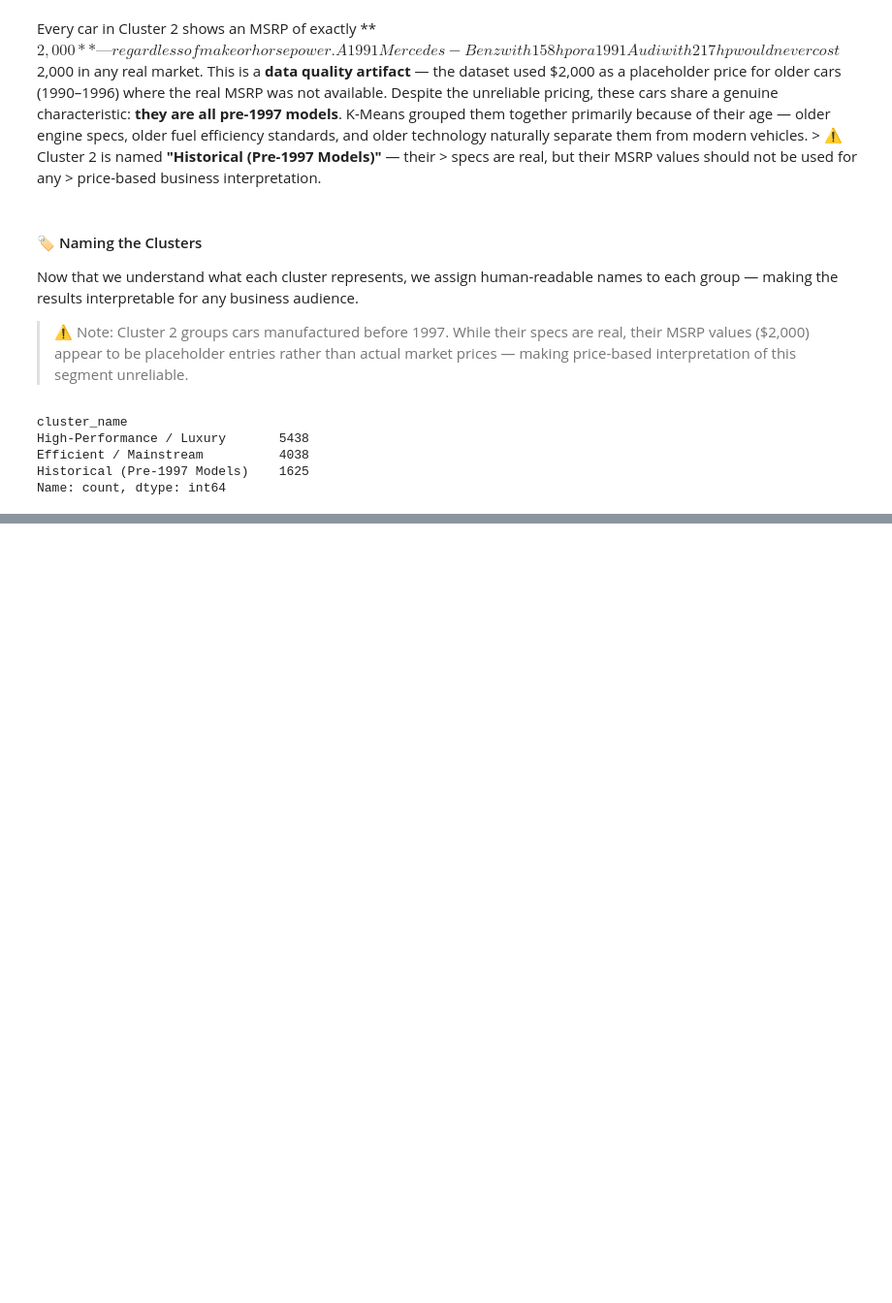
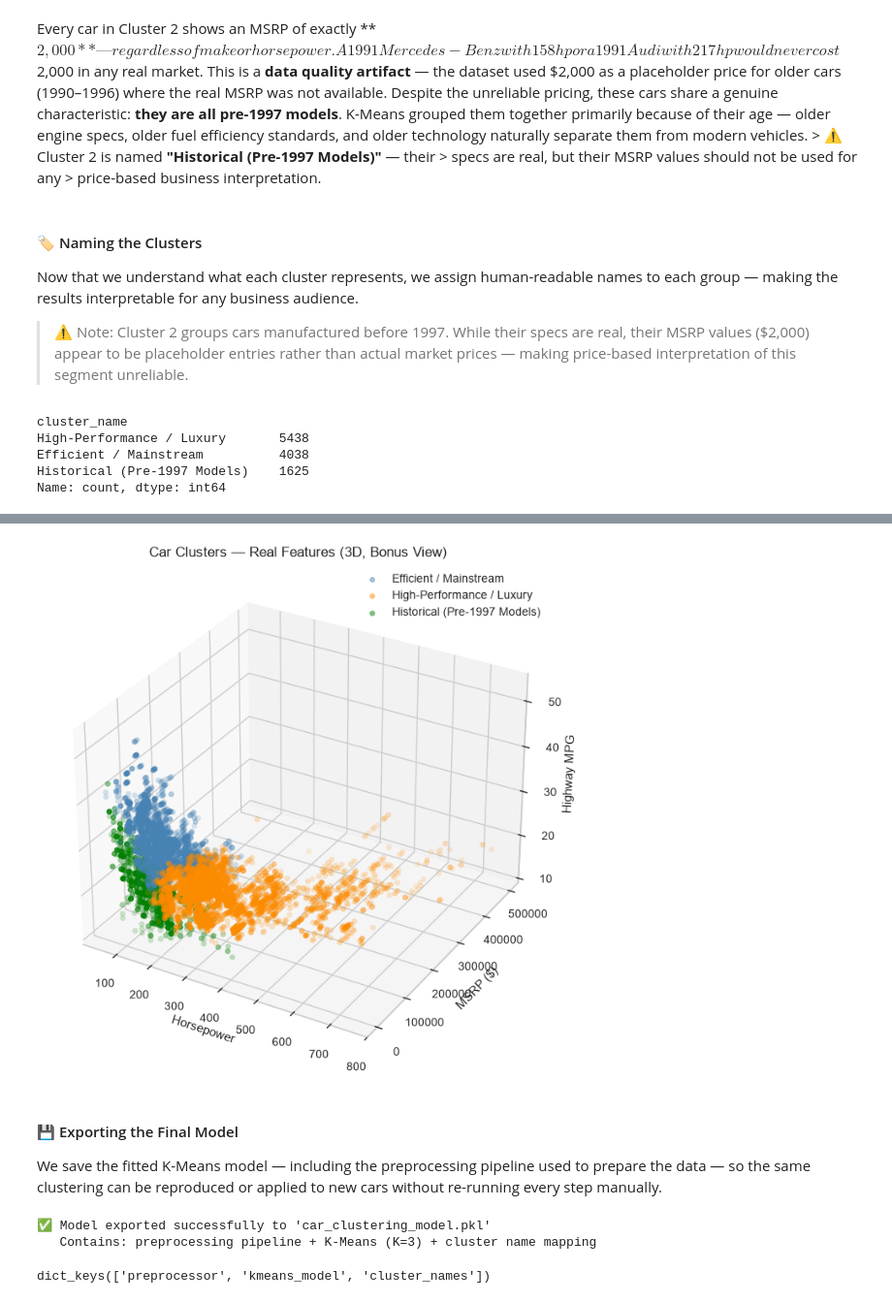
Before and after one commit to MaykInvest/car_clustering_kmeans, a Jupyter notebook: project.ipynb, the cells around one changed output, grey strips where cells are left out. Shown at 97% size. Cells and saved outputs as stored; diff of their text form; code cells hidden in the pictures; blank space fills up the shorter version.

```diff
--- a/project.ipynb
+++ b/project.ipynb
@@ -695,0 +727,48 @@ Name: count, dtype: int64
+# %%
+fig = plt.figure(figsize=(10, 8))
+ax = fig.add_subplot(111, projection='3d')
+
+colors = {'Efficient / Mainstream': 'steelblue',
+          'High-Performance / Luxury': 'darkorange',
+          'Historical (Pre-1997 Models)': 'green'}
+
+for name, group in df_clean.groupby('cluster_name'):
+    ax.scatter(group['engine_hp'], group['msrp'], group['highway_mpg'],
+               label=name, alpha=0.5, s=20, color=colors[name])
+
+ax.set_xlabel('Horsepower')
+ax.set_ylabel('MSRP ($)')
+ax.set_zlabel('Highway MPG')
+ax.set_title('Car Clusters — Real Features (3D, Bonus View)')
+ax.legend()
+plt.show()
+
+#Graph created with Cloude AI.
+# %% [output]
+[figure, added]
+# %% [markdown]
+#### 💾 Exporting the Final Model
+
+We save the fitted K-Means model — including the preprocessing pipeline
+used to prepare the data — so the same clustering can be reproduced or
+applied to new cars without re-running every step manually.
+# %%
+import joblib
+
+# Save both the preprocessor and the final K-Means model together
+joblib.dump({
+    'preprocessor': preprocessor,
+    'kmeans_model': kmeans_final,
+    'cluster_names': cluster_names
+}, 'car_clustering_model.pkl')
+
+print("✅ Model exported successfully to 'car_clustering_model.pkl'")
+print(f"   Contains: preprocessing pipeline + K-Means (K=3) + cluster name mapping")
+# %% [output]
+✅ Model exported successfully to 'car_clustering_model.pkl'
+   Contains: preprocessing pipeline + K-Means (K=3) + cluster name mapping
+# %%
+loaded = joblib.load('car_clustering_model.pkl')
+print(loaded.keys())
+# %% [output]
+dict_keys(['preprocessor', 'kmeans_model', 'cluster_names'])
```
Also changed, not shown: parts of 9 cells of this notebook, 2 other files.
